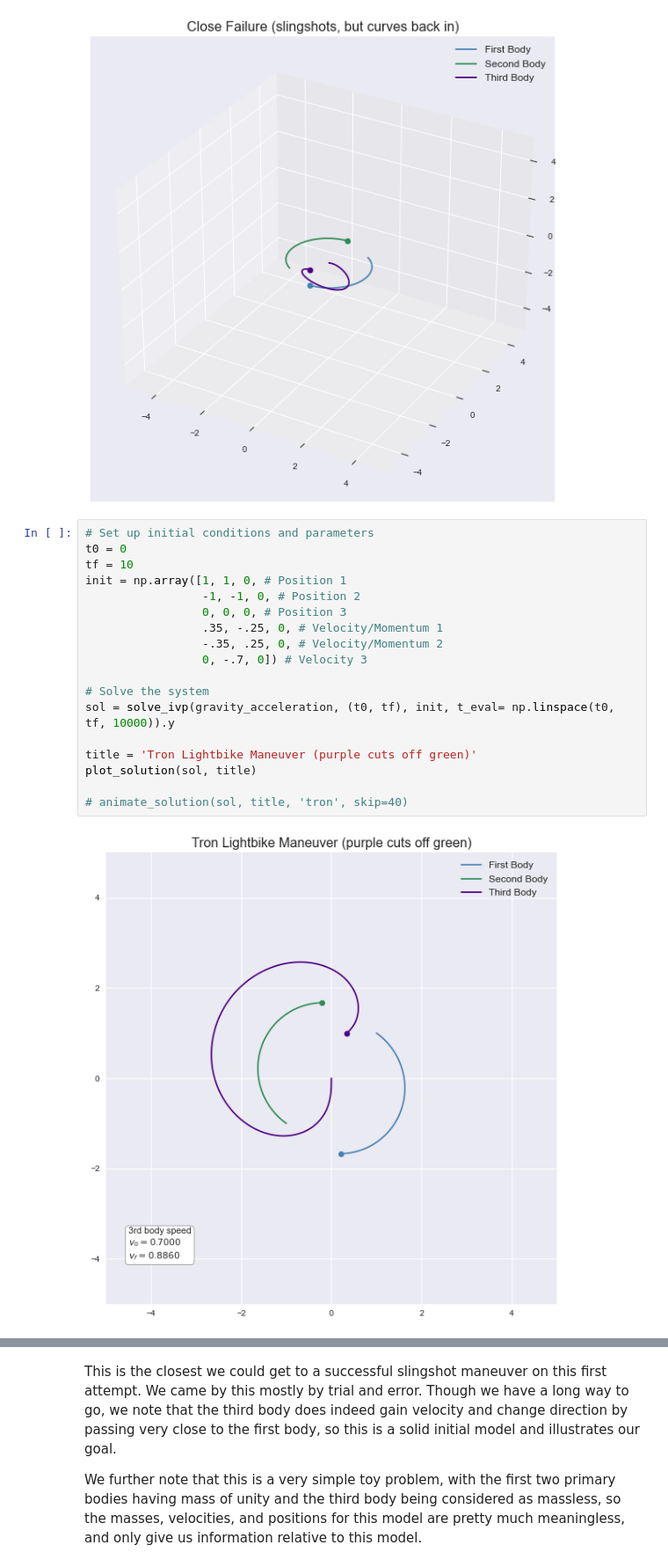
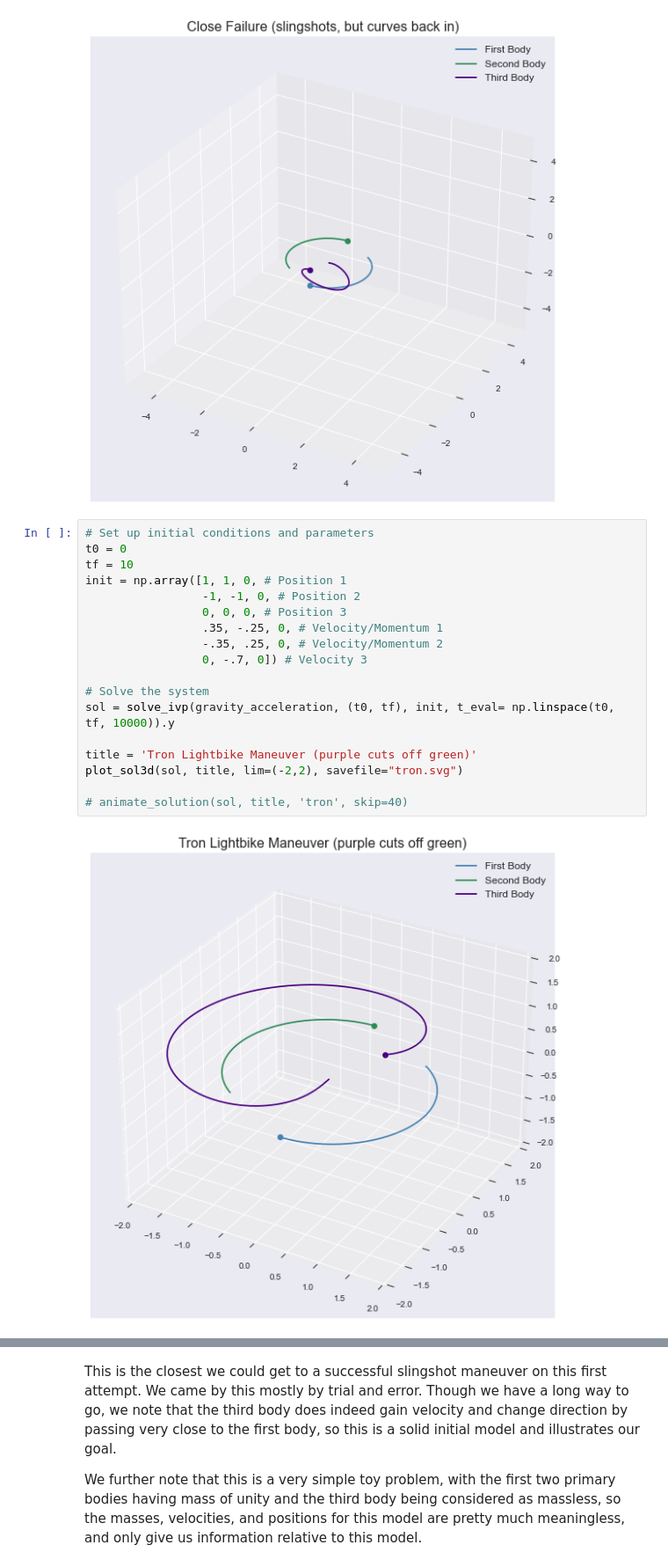
Before and after one commit to samcochran/optimal-spacecraft-control, a Jupyter notebook: Code/Sam.ipynb, the cells around one changed output, grey strips where cells are left out. Shown: that part at 88% size. Drawn from its saved outputs; the diff is of its cells as text.

```diff
--- a/Code/Sam.ipynb
+++ b/Code/Sam.ipynb
@@ -224,23 +224,23 @@ plot_sol3d(sol, title)
 # %%
 # Set up initial conditions and parameters
 t0 = 0
 tf = 10
 init = np.array([1, 1, 0, # Position 1
                  -1, -1, 0, # Position 2
                  0, 0, 0, # Position 3
                  .35, -.25, 0, # Velocity/Momentum 1
                  -.35, .25, 0, # Velocity/Momentum 2
                  0, -.7, 0]) # Velocity 3
 
 # Solve the system
 sol = solve_ivp(gravity_acceleration, (t0, tf), init, t_eval= np.linspace(t0, tf, 10000)).y
 
 title = 'Tron Lightbike Maneuver (purple cuts off green)'
-plot_solution(sol, title)
+plot_sol3d(sol, title, lim=(-2,2), savefile="tron.svg")
 
 # animate_solution(sol, title, 'tron', skip=40)
 # %% [output]
-[figure, old version]
+[figure, new version]
 # %%
 # Set up initial conditions and parameters
 t0 = 0
```
Also changed, not shown: parts of 7 cells of this notebook, 1 other file.
